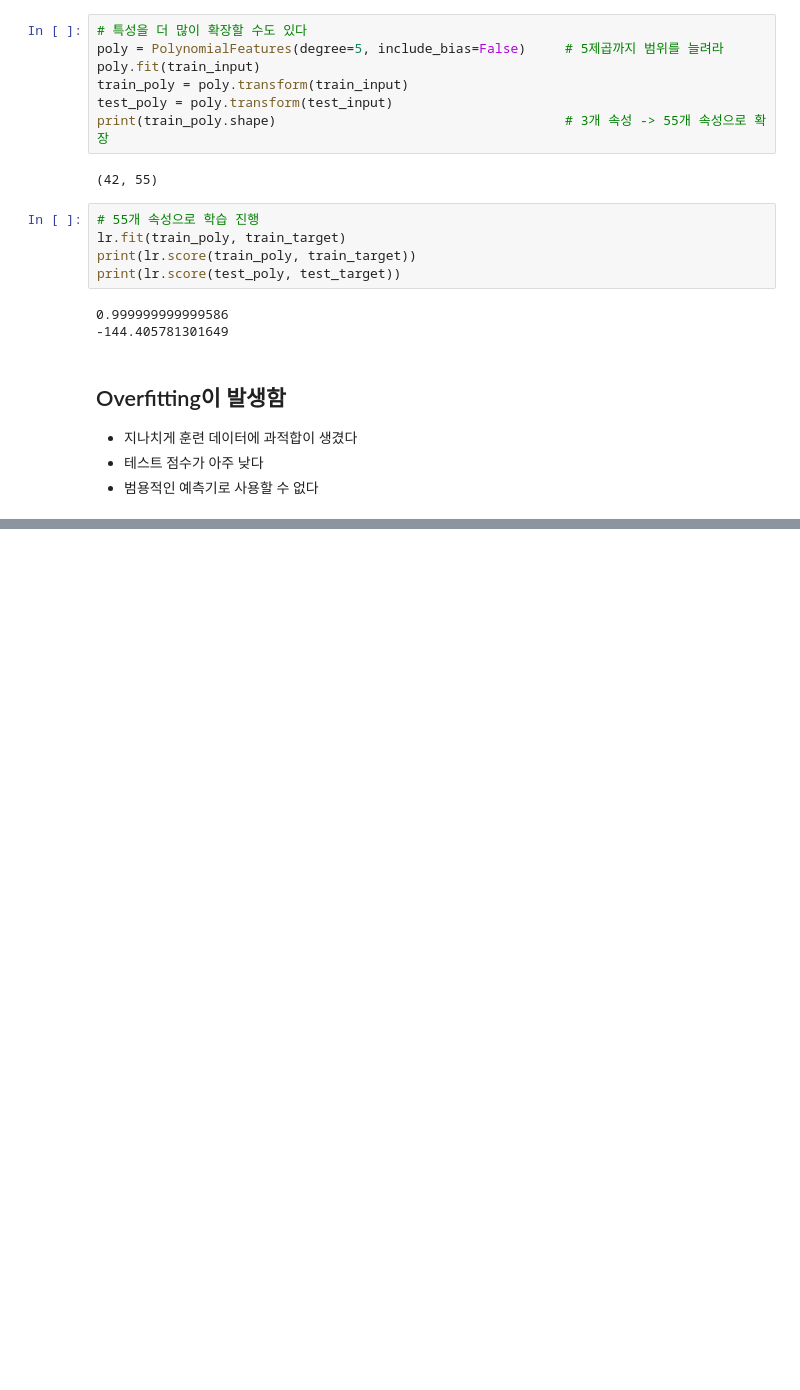
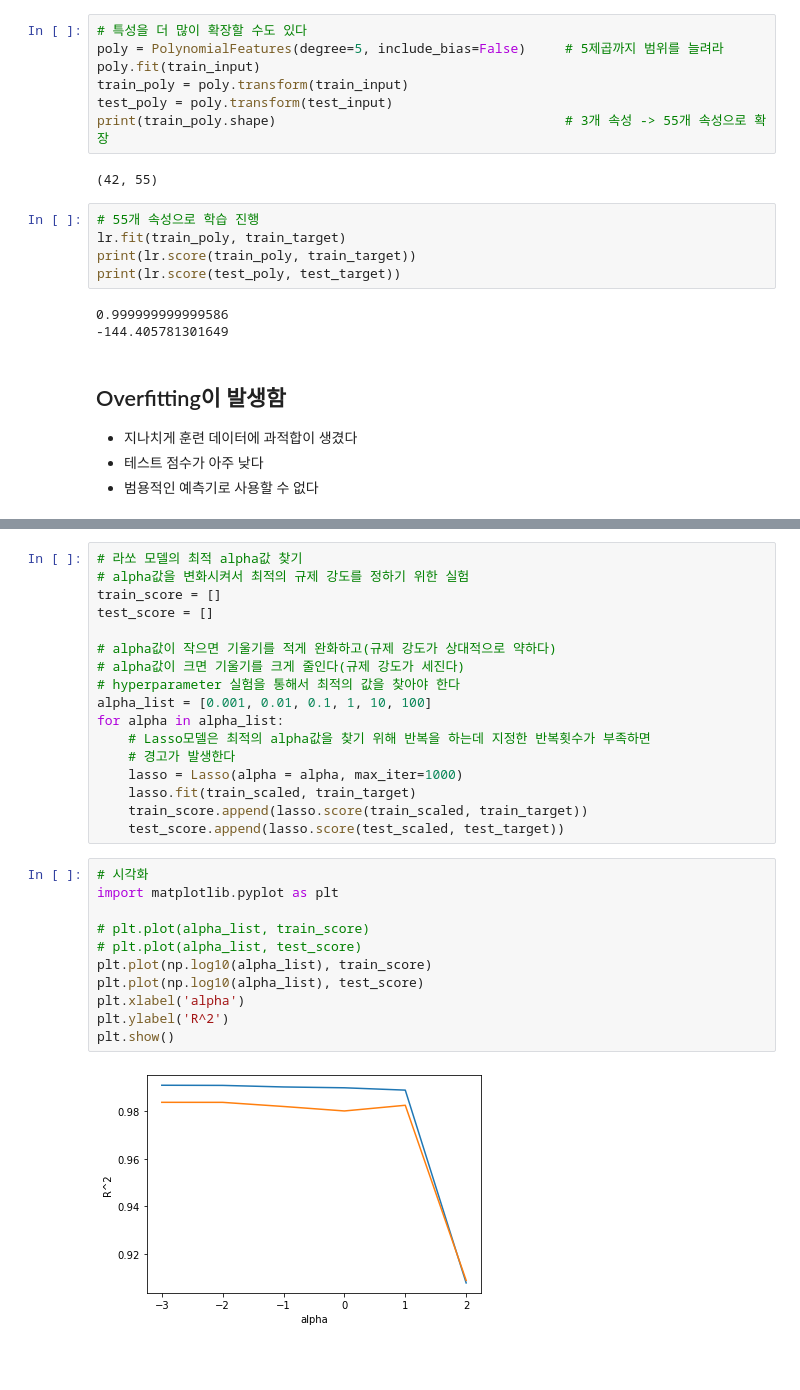
Before and after one commit to NCP08/ML_DL, a Jupyter notebook: exe/06.특성 공학과 규제.ipynb, the cells around one changed output, grey strips where cells are left out. Saved outputs shown, nothing was run; the diff lists cells and outputs as text; blank space fills up the shorter version.

```diff
--- a/exe/06.특성 공학과 규제.ipynb
+++ b/exe/06.특성 공학과 규제.ipynb
@@ -184,0 +270,32 @@ print(lr.score(test_poly, test_target))
+# %%
+# 라쏘 모델의 최적 alpha값 찾기
+# alpha값을 변화시켜서 최적의 규제 강도를 정하기 위한 실험
+train_score = []
+test_score = []
+
+# alpha값이 작으면 기울기를 적게 완화하고(규제 강도가 상대적으로 약하다)
+# alpha값이 크면 기울기를 크게 줄인다(규제 강도가 세진다)
+# hyperparameter 실험을 통해서 최적의 값을 찾아야 한다
+alpha_list = [0.001, 0.01, 0.1, 1, 10, 100]
+for alpha in alpha_list:
+    # Lasso모델은 최적의 alpha값을 찾기 위해 반복을 하는데 지정한 반복횟수가 부족하면
+    # 경고가 발생한다
+    lasso = Lasso(alpha = alpha, max_iter=1000)
+    lasso.fit(train_scaled, train_target)
+    train_score.append(lasso.score(train_scaled, train_target))
+    test_score.append(lasso.score(test_scaled, test_target))
+# %%
+# 시각화
+import matplotlib.pyplot as plt
+
+# plt.plot(alpha_list, train_score)
+# plt.plot(alpha_list, test_score)
+plt.plot(np.log10(alpha_list), train_score)
+plt.plot(np.log10(alpha_list), test_score)
+plt.xlabel('alpha')
+plt.ylabel('R^2')
+plt.show()
+# %% [output]
+[figure, added]
+# %% [markdown]
+#
```
Also changed, not shown: parts of 15 cells of this notebook.
